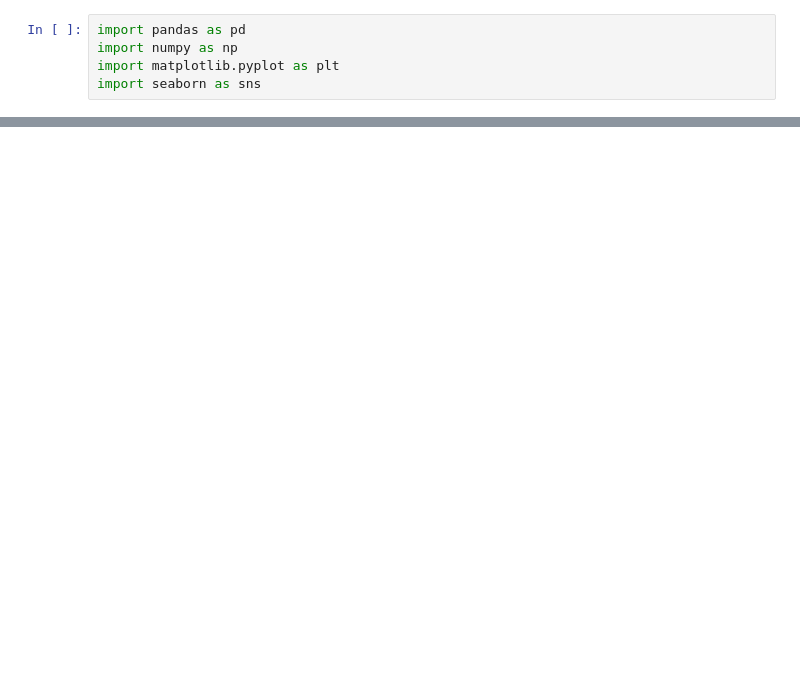
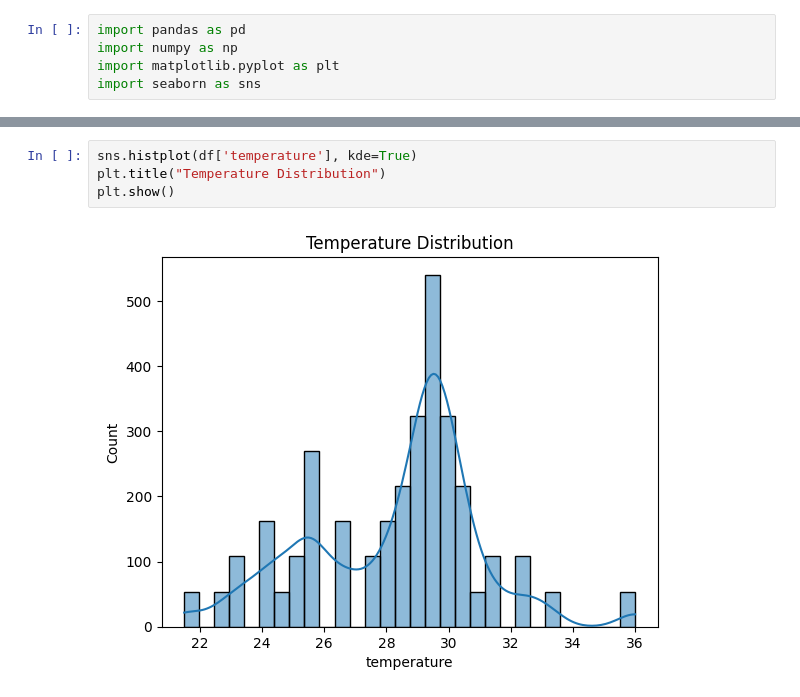
Before and after one commit to abhi009d/FoodDemand, a Jupyter notebook: notebook/eda.ipynb, the cells around one changed output, grey strips where cells are left out. Drawn from its saved outputs; the diff is of its cells as text; blank space fills up the shorter version.

```diff
--- a/notebook/eda.ipynb
+++ b/notebook/eda.ipynb
@@ -31,0 +78,6 @@ plt.show()
+# %%
+sns.histplot(df['temperature'], kde=True)
+plt.title("Temperature Distribution")
+plt.show()
+# %% [output]
+[figure, added]
```
Also changed, not shown: parts of 17 cells of this notebook, 8 other files.
